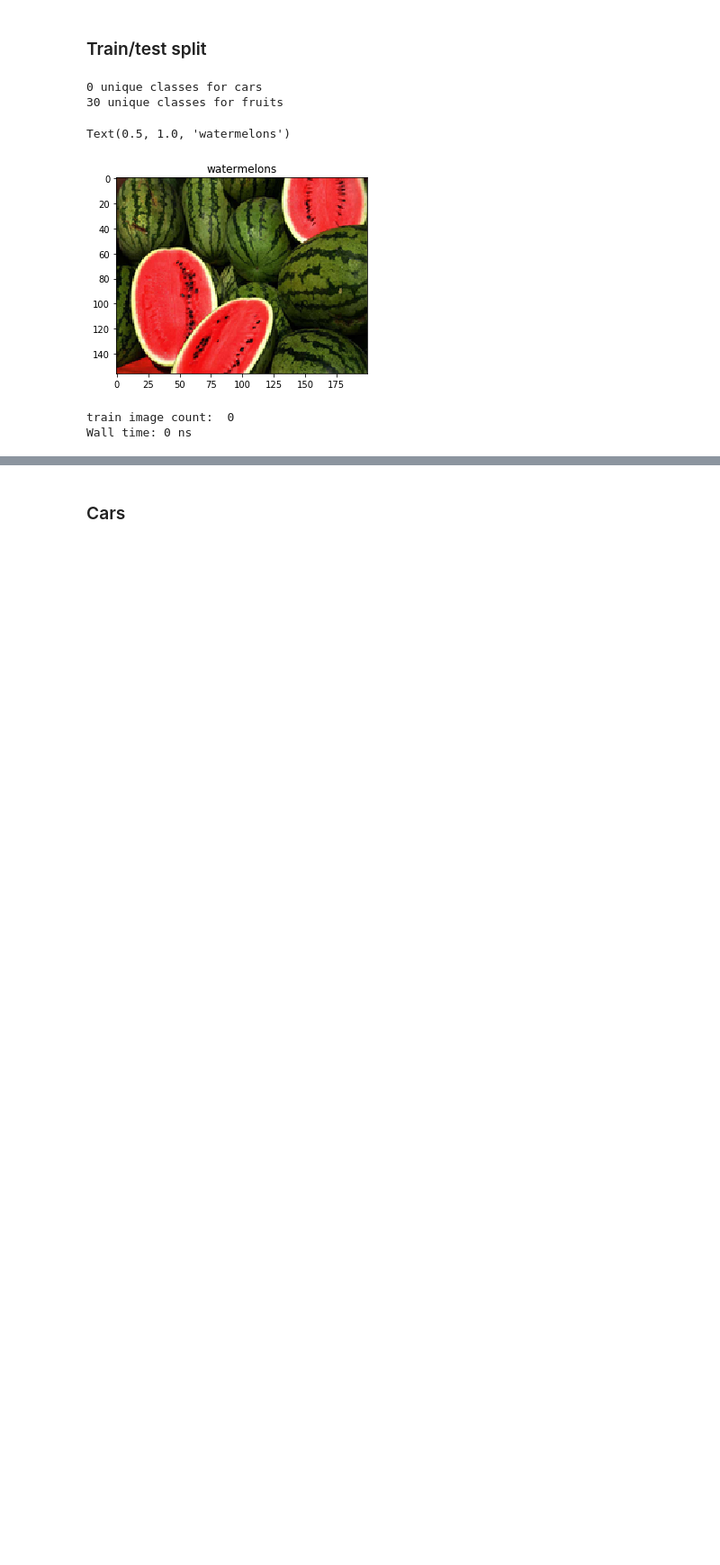
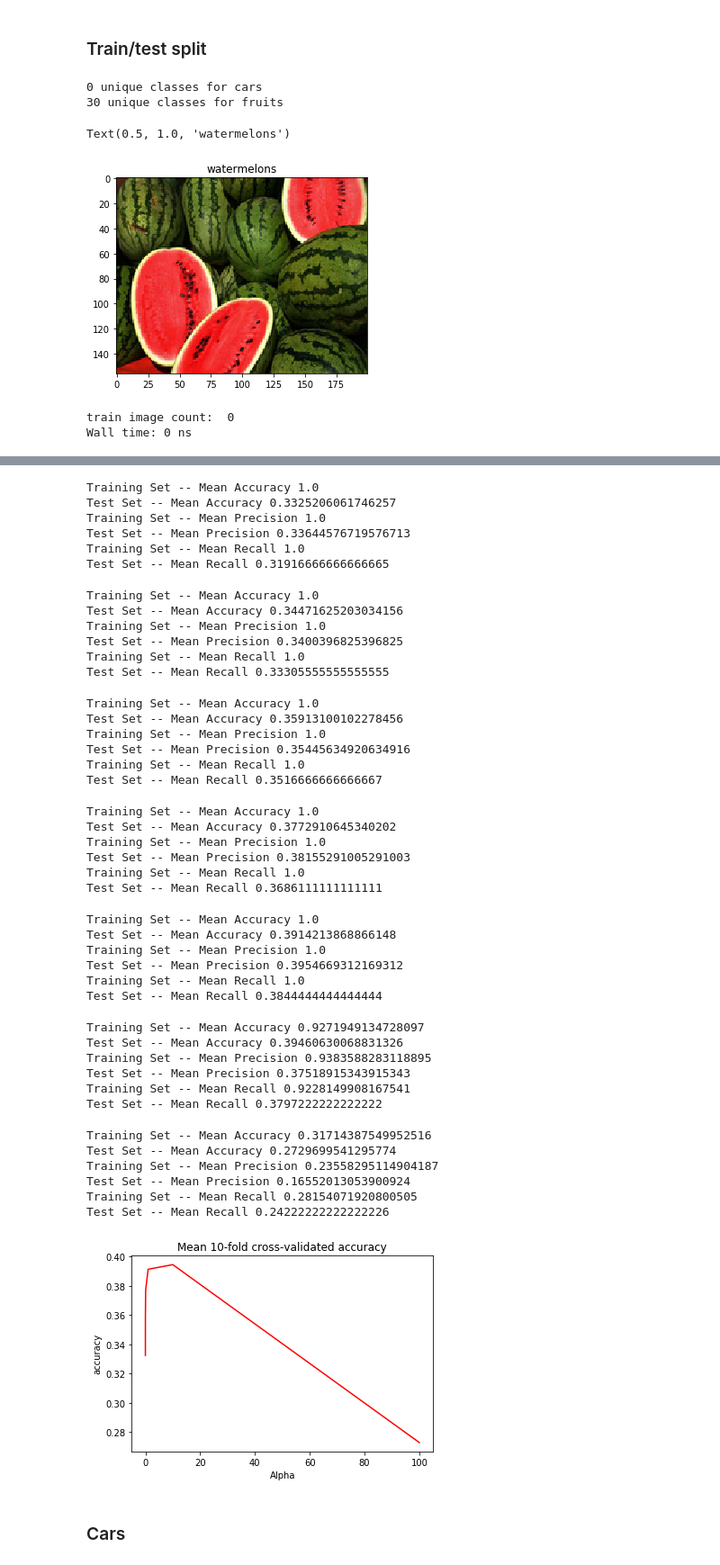
Before and after one commit to freecraver/ML-fun, a Jupyter notebook: deep_learning/Bag-of-Visual-Words-Python-master/bagofwordswilmamathias.ipynb, the cells around one changed output, grey strips where cells are left out. Shown: that part at 90% size. Drawn from its saved outputs; the diff is of its cells as text; code cells hidden in the pictures; blank space fills up the shorter version.

```diff
--- a/deep_learning/Bag-of-Visual-Words-Python-master/bagofwordswilmamathias.ipynb
+++ b/deep_learning/Bag-of-Visual-Words-Python-master/bagofwordswilmamathias.ipynb
@@ -706,3 +962,67 @@ Cluster
+# %%
+alphas = [0.0001,0.001,0.01,0.1,1,10,100]
+results = []
+for a in alphas:
+    clf = MLPClassifier(solver='lbfgs', alpha=a,hidden_layer_sizes=(100,), random_state=1)
+    scoring = {'acc': 'accuracy','prec': 'precision_macro','rec': 'recall_macro'}
+    scores = cross_validate(clf, histogramLabels[0], histogramLabels[1], cv=10, scoring=scoring,return_train_score=True)
+    print("Training Set --", "Mean Accuracy", scores['train_acc'].mean())
+    print("Test Set --", "Mean Accuracy", scores['test_acc'].mean())
+    print("Training Set --", "Mean Precision", scores['train_prec'].mean())
+    print("Test Set --", "Mean Precision", scores['test_prec'].mean())
+    print("Training Set --", "Mean Recall", scores['train_rec'].mean())
+    print("Test Set --", "Mean Recall", scores['test_rec'].mean())
+    results.append(scores['test_acc'].mean())
+
+plt.plot(alphas, results, "r", label="Test Accuracy")
+plt.ylabel("accuracy")
+plt.xlabel("Alpha")
+plt.title("Mean 10-fold cross-validated accuracy")
+plt.show()
+# %% [output]
+Training Set -- Mean Accuracy 1.0
+Test Set -- Mean Accuracy 0.3325206061746257
+Training Set -- Mean Precision 1.0
+Test Set -- Mean Precision 0.33644576719576713
+Training Set -- Mean Recall 1.0
+Test Set -- Mean Recall 0.31916666666666665
+Training Set -- Mean Accuracy 1.0
+Test Set -- Mean Accuracy 0.34471625203034156
+Training Set -- Mean Precision 1.0
+Test Set -- Mean Precision 0.3400396825396825
+Training Set -- Mean Recall 1.0
+Test Set -- Mean Recall 0.33305555555555555
+Training Set -- Mean Accuracy 1.0
+Test Set -- Mean Accuracy 0.35913100102278456
+Training Set -- Mean Precision 1.0
+Test Set -- Mean Precision 0.35445634920634916
+Training Set -- Mean Recall 1.0
+Test Set -- Mean Recall 0.3516666666666667
+Training Set -- Mean Accuracy 1.0
+Test Set -- Mean Accuracy 0.3772910645340202
+Training Set -- Mean Precision 1.0
+Test Set -- Mean Precision 0.38155291005291003
+Training Set -- Mean Recall 1.0
+Test Set -- Mean Recall 0.3686111111111111
+Training Set -- Mean Accuracy 1.0
+Test Set -- Mean Accuracy 0.3914213868866148
+Training Set -- Mean Precision 1.0
+Test Set -- Mean Precision 0.3954669312169312
+Training Set -- Mean Recall 1.0
+Test Set -- Mean Recall 0.3844444444444444
+Training Set -- Mean Accuracy 0.9271949134728097
+Test Set -- Mean Accuracy 0.39460630068831326
+Training Set -- Mean Precision 0.9383588283118895
+Test Set -- Mean Precision 0.37518915343915343
+Training Set -- Mean Recall 0.9228149908167541
+Test Set -- Mean Recall 0.3797222222222222
+Training Set -- Mean Accuracy 0.31714387549952516
+Test Set -- Mean Accuracy 0.2729699541295774
+Training Set -- Mean Precision 0.23558295114904187
+Test Set -- Mean Precision 0.16552013053900924
+Training Set -- Mean Recall 0.28154071920800505
+Test Set -- Mean Recall 0.24222222222222226
+[figure, added]
 # %% [markdown]
 ### Cars
 # %%
```
Also changed, not shown: parts of 10 cells of this notebook.
